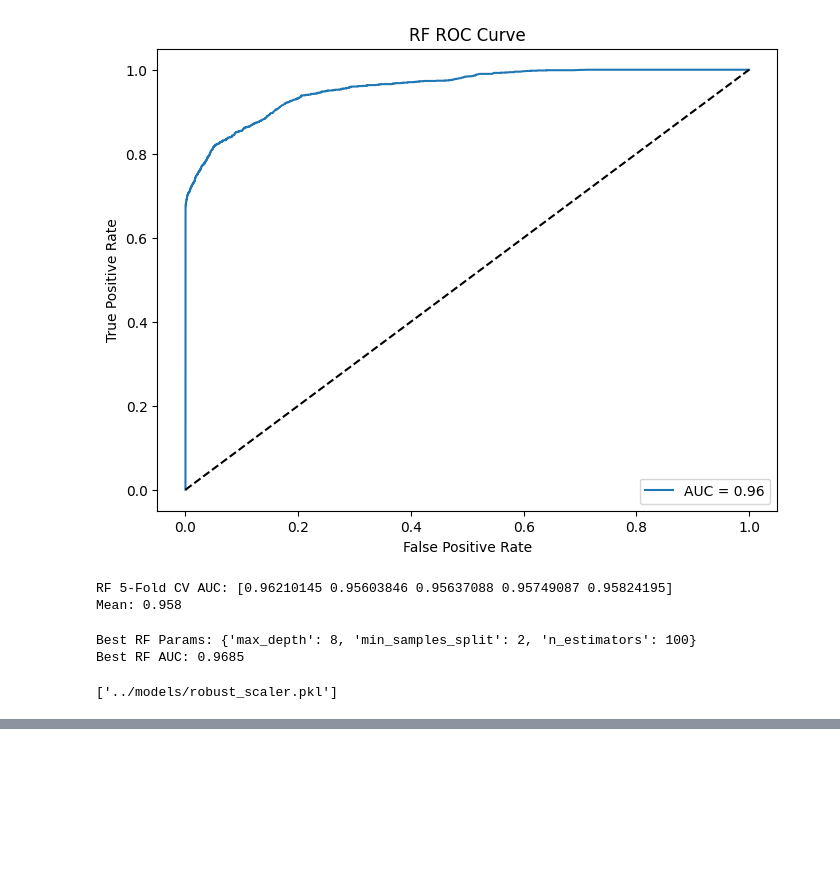
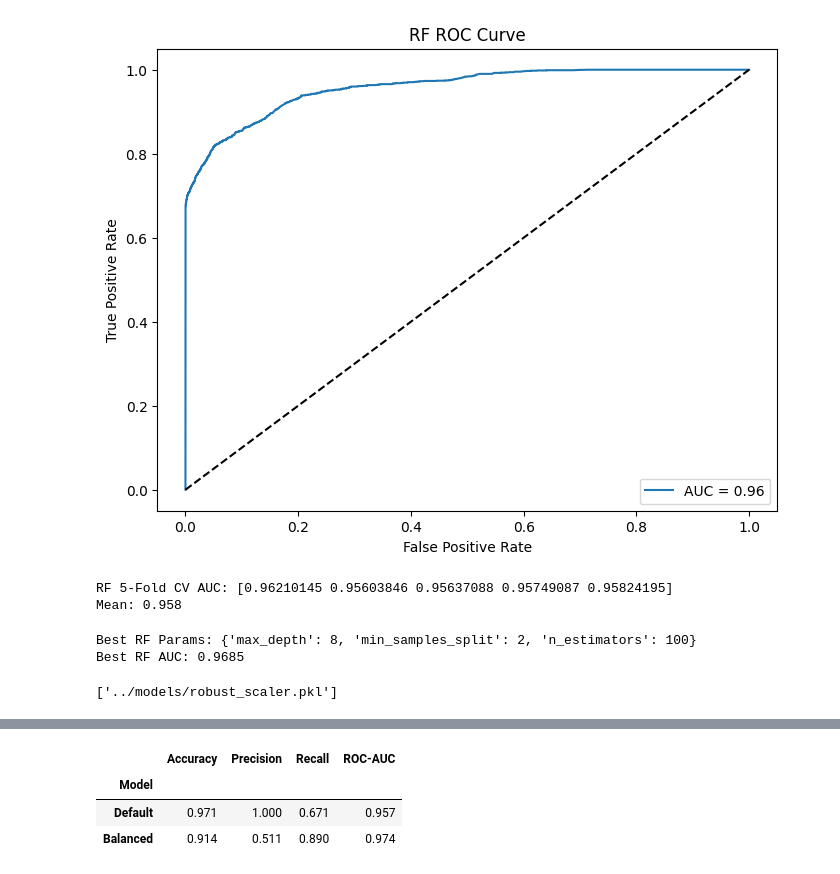
Before and after one commit to kzeen/diaguard, a Jupyter notebook: ml/notebooks/diabetes_model_training.ipynb, the cells around one changed output, grey strips where cells are left out. Cells and saved outputs as stored; diff of their text form; code cells hidden in the pictures; blank space fills up the shorter version.

```diff
--- a/ml/notebooks/diabetes_model_training.ipynb
+++ b/ml/notebooks/diabetes_model_training.ipynb
@@ -311,0 +356,23 @@ joblib.dump(rs,      '../models/robust_scaler.pkl')
+# %%
+from sklearn.metrics import precision_score
+
+rows = []
+for name, y_pred, y_proba in [
+    ("Default", y_pred_rf,  y_proba_rf),
+    ("Balanced", y_pred_rec, y_proba_rec)
+]:
+    rows.append({
+        "Model": name,
+        "Accuracy": accuracy_score(y_test, y_pred),
+        "Precision": precision_score(y_test, y_pred),
+        "Recall": recall_score(y_test, y_pred),
+        "ROC-AUC": roc_auc_score(y_test, y_proba)
+    })
+
+cmp_df = pd.DataFrame(rows).set_index("Model")
+cmp_df.style.format("{:.3f}")
+# %% [output]
+|  | Accuracy | Precision | Recall | ROC-AUC |
+| Model |  |  |  |  |
+| Default | 0.971 | 1.000 | 0.671 | 0.957 |
+| Balanced | 0.914 | 0.511 | 0.890 | 0.974 |
```
Also changed, not shown: parts of 4 cells of this notebook, 3 other files.
